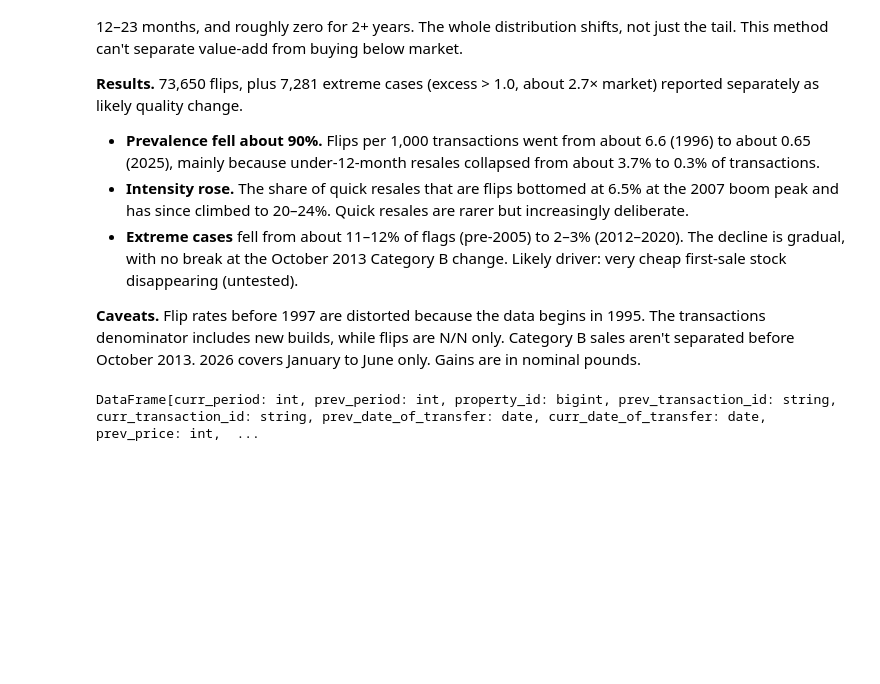
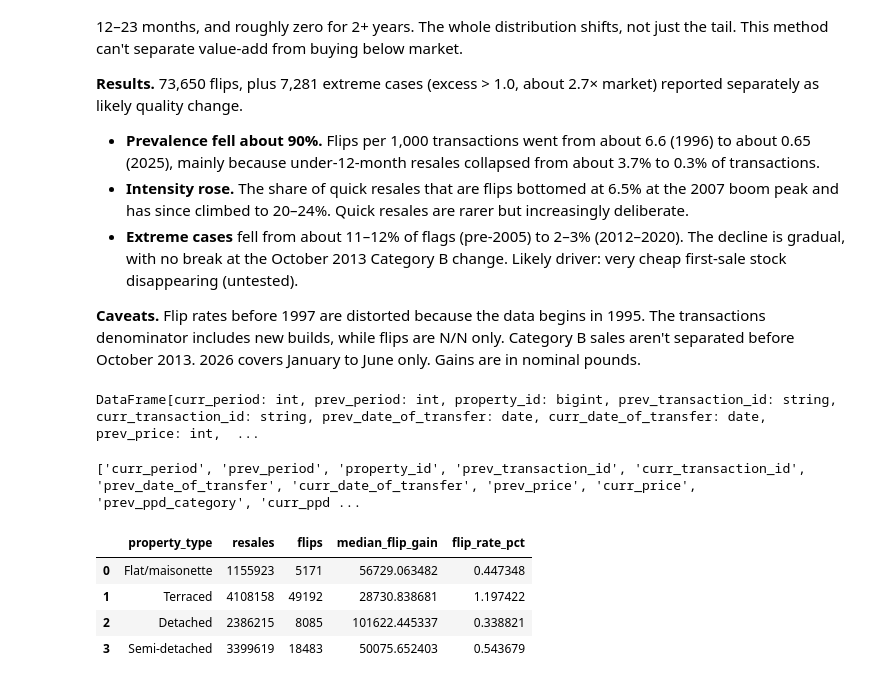
Before and after one commit to adrymmm/uk-property-flip-detector, a Jupyter notebook: notebooks/07_flip_detector.ipynb, the cells around one changed output. Cells and saved outputs as stored; diff of their text form; code cells hidden in the pictures; blank space fills up the shorter version.

```diff
--- a/notebooks/07_flip_detector.ipynb
+++ b/notebooks/07_flip_detector.ipynb
@@ -347,0 +350,28 @@ DataFrame[curr_period: int, prev_period: int, property_id: bigint, prev_transact
+# %%
+print(flagged.columns)
+# %% [output]
+['curr_period', 'prev_period', 'property_id', 'prev_transaction_id', 'curr_transaction_id', 'prev_date_of_transfer', 'curr_date_of_transfer', 'prev_price', 'curr_price', 'prev_ppd_category', 'curr_ppd ...
+# %%
+type_names = {"D": "Detached", "S": "Semi-detached", "T": "Terraced",
+              "F": "Flat/maisonette", "O": "Other"}
+
+by_type = (
+    flagged
+    .groupBy("property_type")
+    .agg(
+        F.count("*").alias("resales"),
+        F.sum(F.col("is_flip").cast("int")).alias("flips"),
+        F.expr("percentile_approx(CASE WHEN is_flip THEN excess_gbp END, 0.5)").alias("median_flip_gain"),
+    )
+    .withColumn("flip_rate_pct", 100 * F.col("flips") / F.col("resales"))
+    .toPandas()
+)
+by_type["property_type"] = by_type["property_type"].map(type_names)
+by_type.to_csv("data/processed/flips_by_type.csv", index=False)
+by_type
+# %% [output]
+|  | property_type | resales | flips | median_flip_gain | flip_rate_pct |
+| 0 | Flat/maisonette | 1155923 | 5171 | 56729.063482 | 0.447348 |
+| 1 | Terraced | 4108158 | 49192 | 28730.838681 | 1.197422 |
+| 2 | Detached | 2386215 | 8085 | 101622.445337 | 0.338821 |
+| 3 | Semi-detached | 3399619 | 18483 | 50075.652403 | 0.543679 |
```
Also changed, not shown: parts of 2 cells of this notebook, 2 other files.
